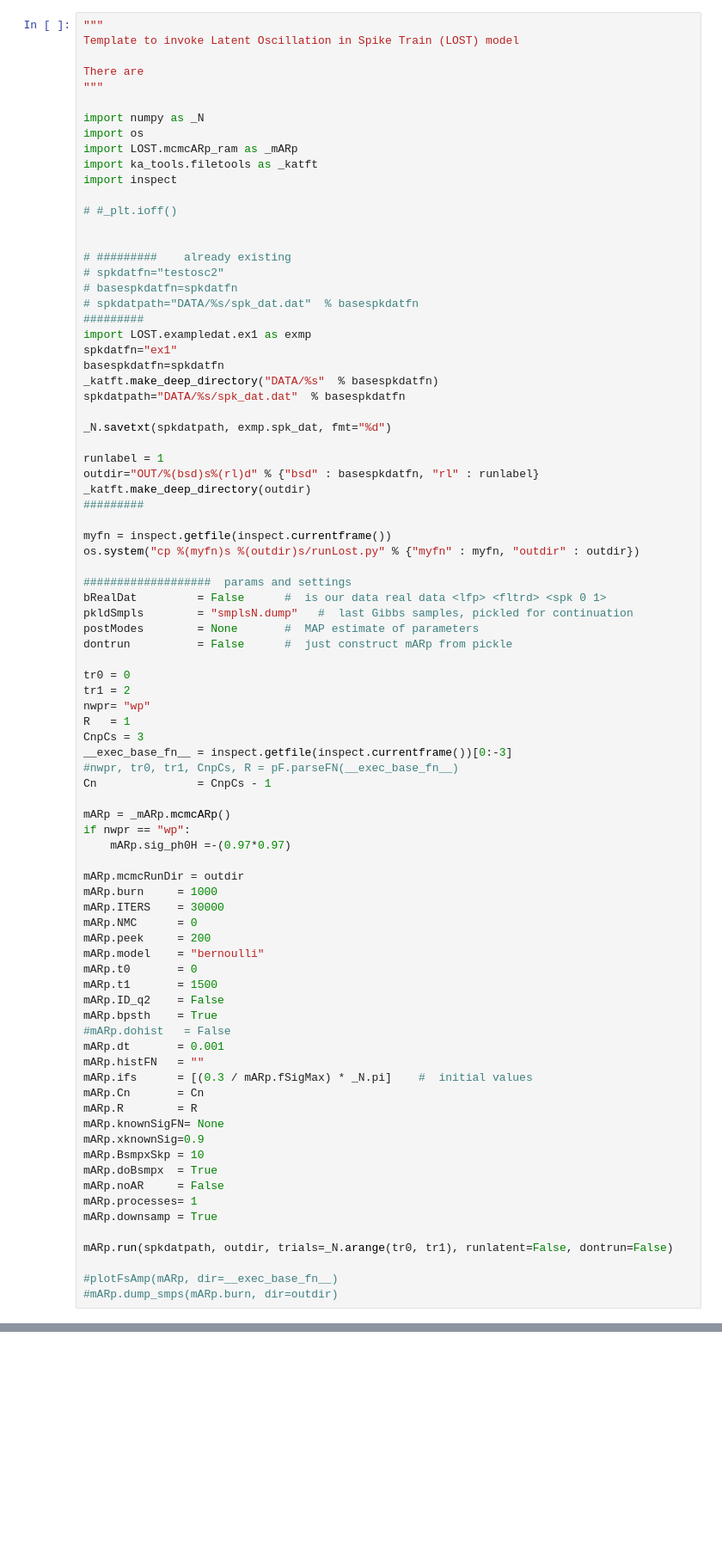
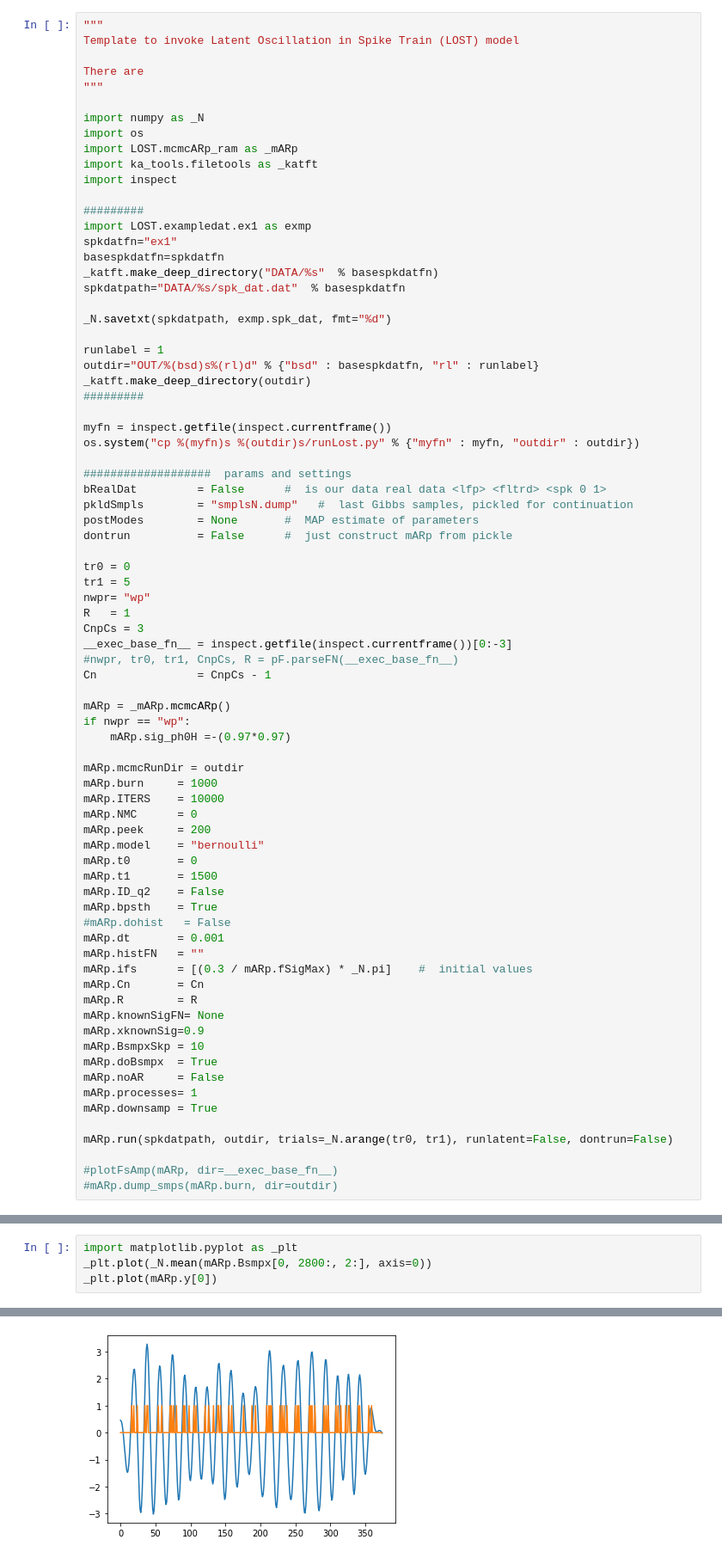
Before and after one commit to AraiKensuke/LOST, a Jupyter notebook: FitExamples.ipynb, the cells around one changed output, grey strips where cells are left out. Shown at 86% size. Drawn from its saved outputs; the diff is of its cells as text; blank space fills up the shorter version.

```diff
--- a/FitExamples.ipynb
+++ b/FitExamples.ipynb
@@ -62,13 +44,6 @@ import LOST.mcmcARp_ram as _mARp
 import ka_tools.filetools as _katft
 import inspect
 
-# #_plt.ioff()
-
-
-# #########    already existing
-# spkdatfn="testosc2"
-# basespkdatfn=spkdatfn
-# spkdatpath="DATA/%s/spk_dat.dat"  % basespkdatfn
 #########
 import LOST.exampledat.ex1 as exmp
 spkdatfn="ex1"
@@ -93,7 +68,7 @@ postModes        = None       #  MAP estimate of parameters
 dontrun          = False      #  just construct mARp from pickle
 
 tr0 = 0
-tr1 = 2
+tr1 = 5
 nwpr= "wp"
 R   = 1
 CnpCs = 3
@@ -107,7 +82,7 @@ if nwpr == "wp":
 
 mARp.mcmcRunDir = outdir
 mARp.burn     = 1000
-mARp.ITERS    = 30000
+mARp.ITERS    = 10000
 mARp.NMC      = 0
 mARp.peek     = 200
 mARp.model    = "bernoulli"
@@ -201,0 +129,5 @@ kfcomMPmv_ram.pyx
+# %%
+import matplotlib.pyplot as _plt
+_plt.plot(_N.mean(mARp.Bsmpx[0, 2800:, 2:], axis=0))
+_plt.plot(mARp.y[0])
+# %% [output]
@@ -201,0 +135 @@ kfcomMPmv_ram.pyx
+[figure, added]
```
Also changed, not shown: parts of 14 cells of this notebook.
